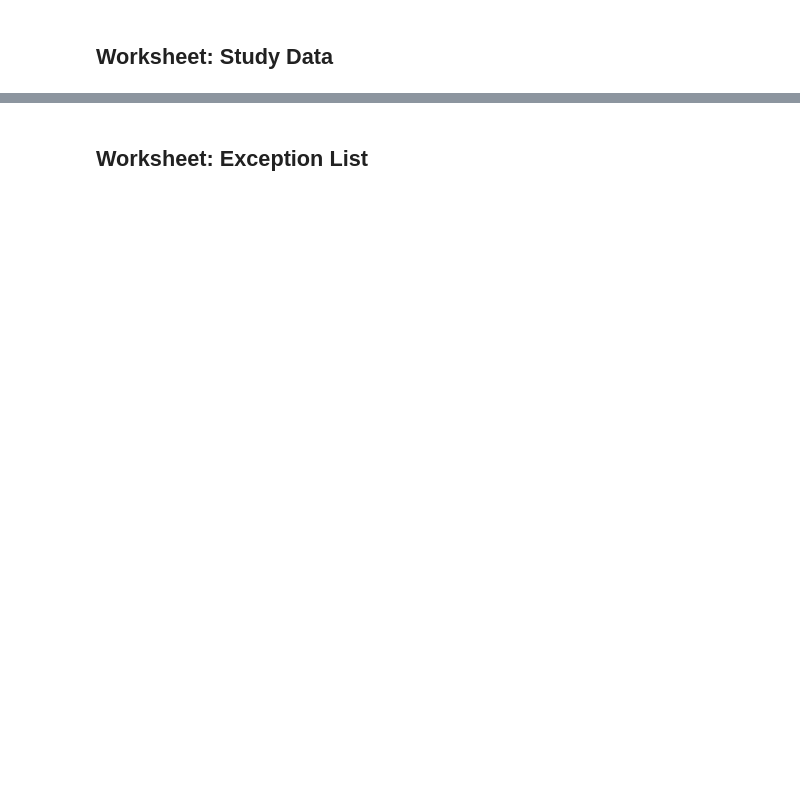
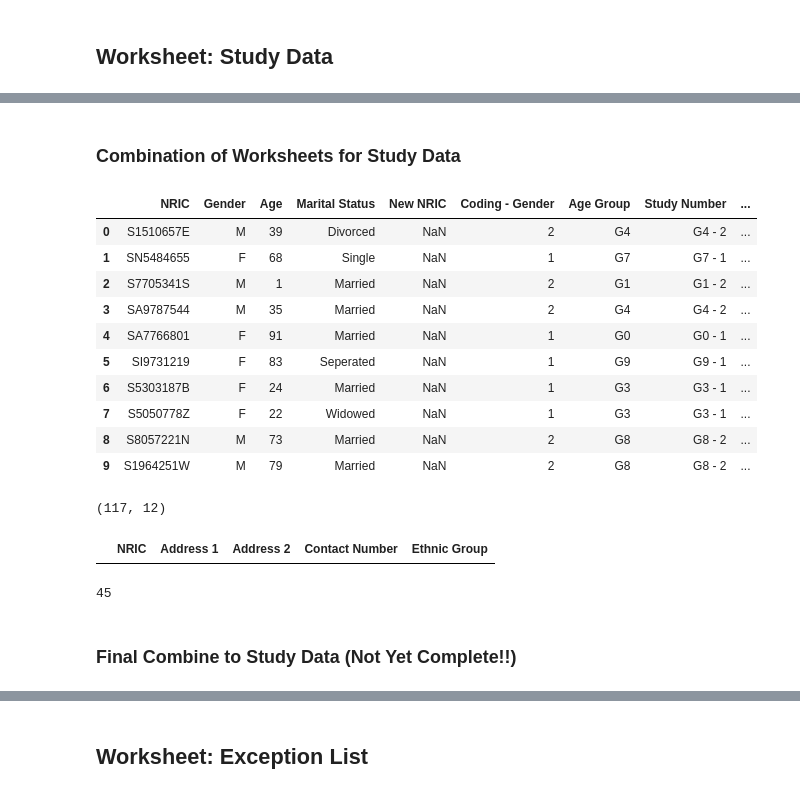
Before and after one commit to Valia88/ihis-technical-assessment-yvonne_gan, a Jupyter notebook: working_file.ipynb, the cells around one changed output, grey strips where cells are left out. Cells and saved outputs as stored; diff of their text form; code cells hidden in the pictures; blank space fills up the shorter version.

```diff
--- a/working_file.ipynb
+++ b/working_file.ipynb
@@ -124,0 +301,33 @@ array(['G0', 'G1', 'G2', 'G3', 'G4', 'G5', 'G6', 'G7', 'G8', 'G9'],
+# %% [markdown]
+### Combination of Worksheets for Study Data
+# %%
+#Merging/combine the data in Demographics worksheet and Extra Information worksheet
+demo_n_extra = data.merge(data_extra, how ='left', on='NRIC')
+# %%
+demo_n_extra.head(10)
+# %% [output]
+|  | NRIC | Gender | Age | Marital Status | New NRIC | Coding - Gender | Age Group | Study Number | ... |
+| 0 | S1510657E | M | 39 | Divorced | NaN | 2 | G4 | G4 - 2 | ... |
+| 1 | SN5484655 | F | 68 | Single | NaN | 1 | G7 | G7 - 1 | ... |
+| 2 | S7705341S | M | 1 | Married | NaN | 2 | G1 | G1 - 2 | ... |
+| 3 | SA9787544 | M | 35 | Married | NaN | 2 | G4 | G4 - 2 | ... |
+| 4 | SA7766801 | F | 91 | Married | NaN | 1 | G0 | G0 - 1 | ... |
+| 5 | SI9731219 | F | 83 | Seperated | NaN | 1 | G9 | G9 - 1 | ... |
+| 6 | S5303187B | F | 24 | Married | NaN | 1 | G3 | G3 - 1 | ... |
+| 7 | S5050778Z | F | 22 | Widowed | NaN | 1 | G3 | G3 - 1 | ... |
+| 8 | S8057221N | M | 73 | Married | NaN | 2 | G8 | G8 - 2 | ... |
+| 9 | S1964251W | M | 79 | Married | NaN | 2 | G8 | G8 - 2 | ... |
+# %%
+demo_n_extra.shape
+# %% [output]
+(117, 12)
+# %%
+data_extra[data_extra['NRIC'] == 'SA9787544']
+# %% [output]
+|  | NRIC | Address 1 | Address 2 | Contact Number | Ethnic Group |
+# %%
+demo_n_extra['Ethnic Group'].isna().sum()
+# %% [output]
+45
+# %% [markdown]
+### Final Combine to Study Data (Not Yet Complete!!)
```
Also changed, not shown: parts of 39 cells of this notebook, 2 other files.
